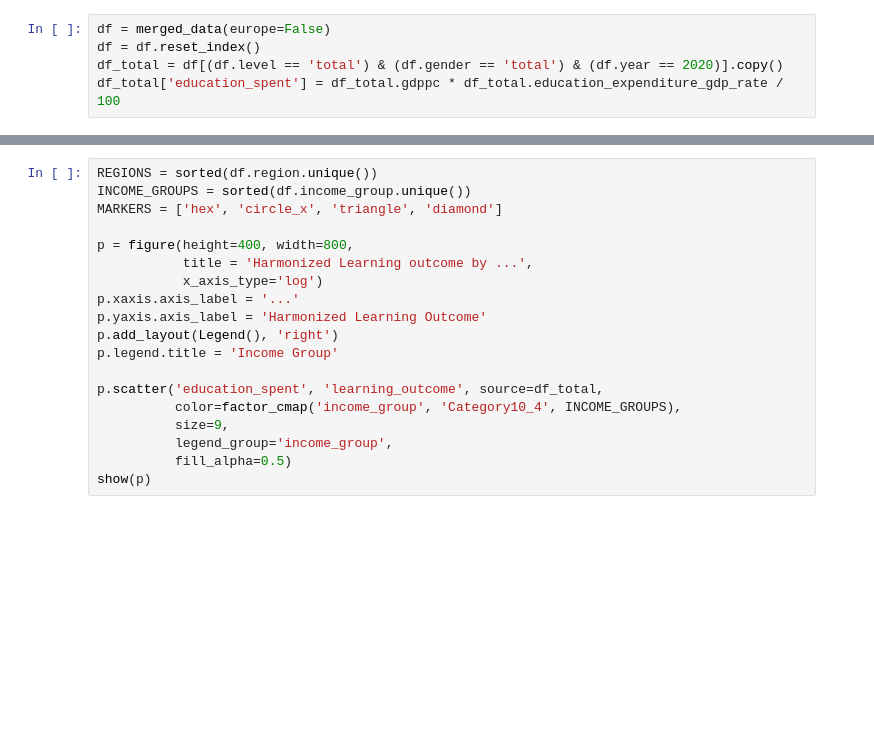
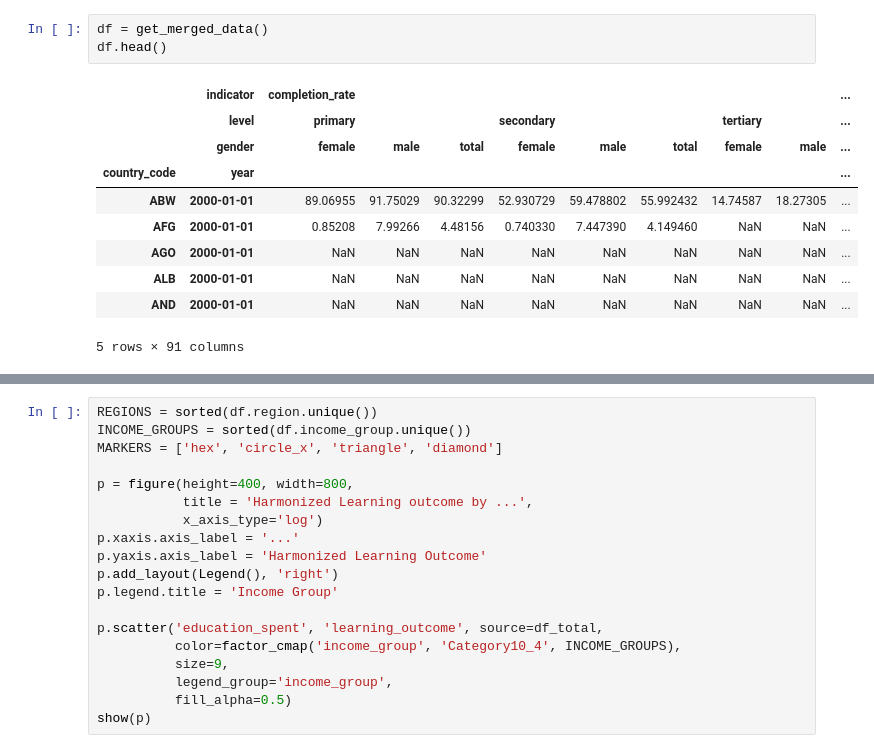
Before and after one commit to MarkusKiesel93/VisualDS_education_dashboard, a Jupyter notebook: bokeh.ipynb, the cells around one changed output, grey strips where cells are left out. Cells and saved outputs as stored; diff of their text form; blank space fills up the shorter version.

```diff
--- a/bokeh.ipynb
+++ b/bokeh.ipynb
@@ -15,8 +16,17 @@ output_notebook()
 # %% [output]
 Loading BokehJS ...
 [interactive output not drawn]
-# %%
-df = merged_data(europe=False)
-df = df.reset_index()
-df_total = df[(df.level == 'total') & (df.gender == 'total') & (df.year == 2020)].copy()
-df_total['education_spent'] = df_total.gdppc * df_total.education_expenditure_gdp_rate / 100
+# %%
+df = get_merged_data()
+df.head()
+# %% [output]
+|  | indicator | completion_rate |  |  |  |  |  |  |  | ... |
+|  | level | primary |  |  | secondary |  |  | tertiary |  | ... |
+|  | gender | female | male | total | female | male | total | female | male | ... |
+| country_code | year |  |  |  |  |  |  |  |  | ... |
+| ABW | 2000-01-01 | 89.06955 | 91.75029 | 90.32299 | 52.930729 | 59.478802 | 55.992432 | 14.74587 | 18.27305 | ... |
+| AFG | 2000-01-01 | 0.85208 | 7.99266 | 4.48156 | 0.740330 | 7.447390 | 4.149460 | NaN | NaN | ... |
+| AGO | 2000-01-01 | NaN | NaN | NaN | NaN | NaN | NaN | NaN | NaN | ... |
+| ALB | 2000-01-01 | NaN | NaN | NaN | NaN | NaN | NaN | NaN | NaN | ... |
+| AND | 2000-01-01 | NaN | NaN | NaN | NaN | NaN | NaN | NaN | NaN | ... |
+5 rows × 91 columns
```
Also changed, not shown: parts of 4 cells of this notebook, 5 other files.
